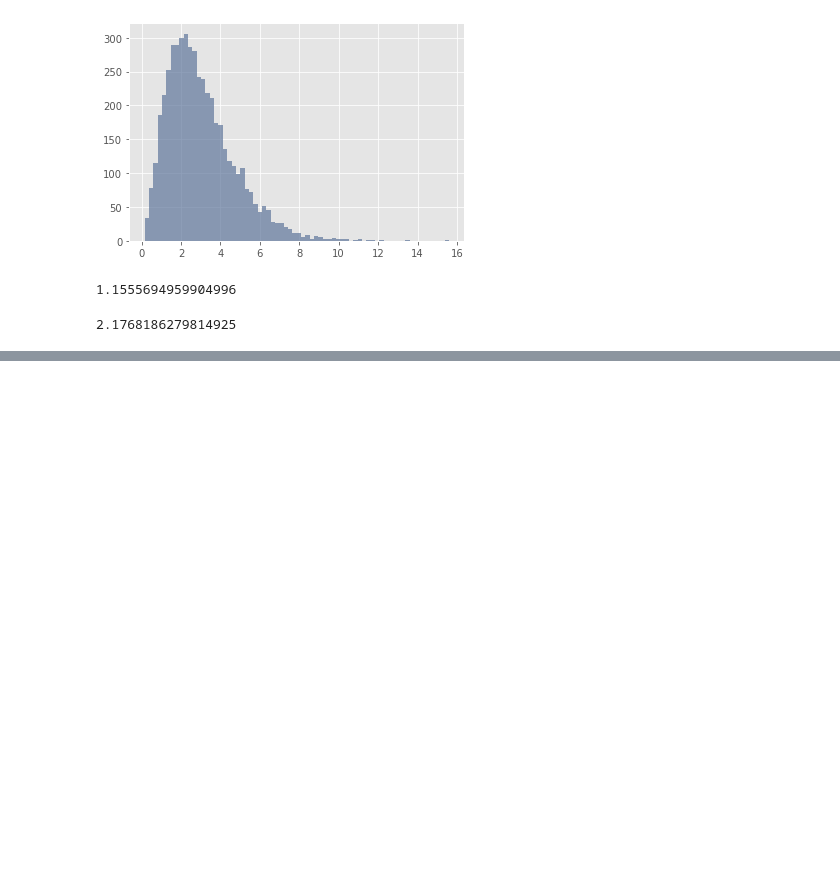
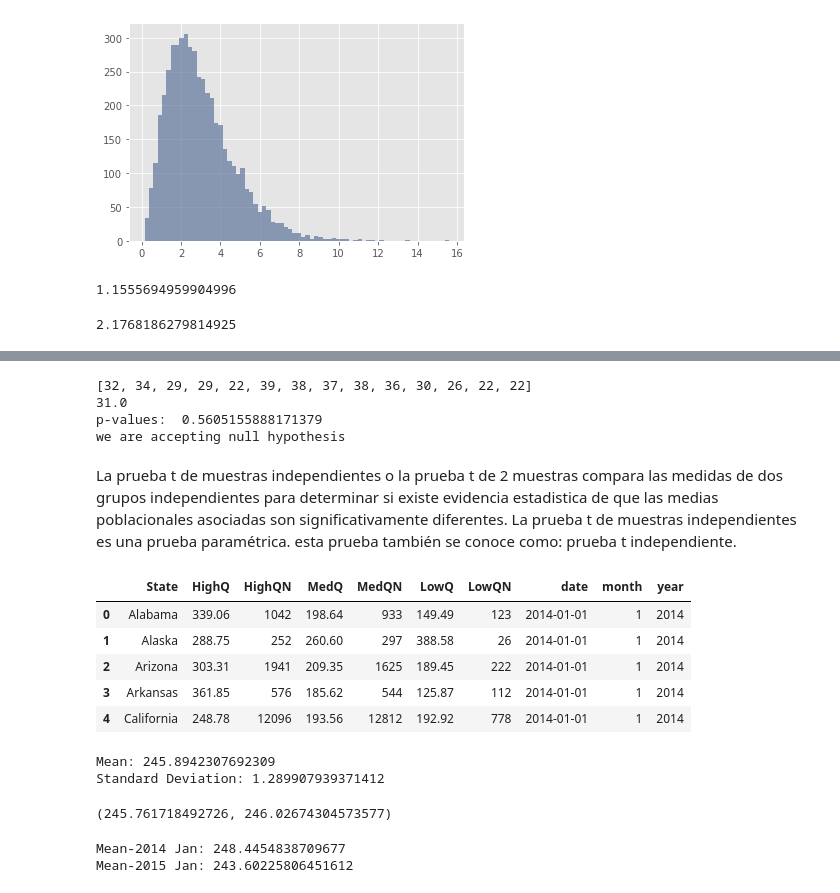
Before and after one commit to billywalker182/DataScience, a Jupyter notebook: DS 2021/WEEK1/Statistics Fundamentals/Fundamentos Estadisticos.ipynb, the cells around one changed output, grey strips where cells are left out. Cells and saved outputs as stored; diff of their text form; code cells hidden in the pictures; blank space fills up the shorter version.

Commit message:
estadistica inferencial

```diff
--- a/DS 2021/WEEK1/Statistics Fundamentals/Fundamentos Estadisticos.ipynb
+++ b/DS 2021/WEEK1/Statistics Fundamentals/Fundamentos Estadisticos.ipynb
@@ -280,0 +432,38 @@ stats.kurtosis(x)
+# %%
+from scipy.stats import ttest_1samp
+import numpy as np
+
+ages = [32,34,29,29,22,39,38,37,38,36,30,26,22,22]
+print(ages)
+
+ages_mean = np.mean(ages)
+print(ages_mean)
+
+tset, pval = ttest_1samp(ages, 30)
+print("p-values: ",pval)
+
+if pval < 0.05:    # alpha value is 0.05 or 5%
+    print(" we are rejecting null hypothesis")
+else:
+    print("we are accepting null hypothesis")
+# %% [output]
+[32, 34, 29, 29, 22, 39, 38, 37, 38, 36, 30, 26, 22, 22]
+31.0
+p-values:  0.5605155888171379
+we are accepting null hypothesis
+# %% [markdown]
+La prueba t  de muestras independientes o la prueba t de 2 muestras compara las medidas de dos grupos independientes para determinar si existe evidencia estadistica de que las medias poblacionales asociadas son significativamente diferentes. La prueba t de muestras independientes es una prueba paramétrica. esta prueba también se conoce como: prueba t independiente.
+# %%
+weed_pd = pd.read_csv("Weed_Price.csv", parse_dates=[-1])
+# %%
+weed_pd["month"] = weed_pd.date.apply(lambda x: x.month)
+weed_pd["year"] = weed_pd.date.apply(lambda x: x.year)
+# %%
+weed_pd.head()
+# %% [output]
+|  | State | HighQ | HighQN | MedQ | MedQN | LowQ | LowQN | date | month | year |
+| 0 | Alabama | 339.06 | 1042 | 198.64 | 933 | 149.49 | 123 | 2014-01-01 | 1 | 2014 |
+| 1 | Alaska | 288.75 | 252 | 260.60 | 297 | 388.58 | 26 | 2014-01-01 | 1 | 2014 |
+| 2 | Arizona | 303.31 | 1941 | 209.35 | 1625 | 189.45 | 222 | 2014-01-01 | 1 | 2014 |
+| 3 | Arkansas | 361.85 | 576 | 185.62 | 544 | 125.87 | 112 | 2014-01-01 | 1 | 2014 |
+| 4 | California | 248.78 | 12096 | 193.56 | 12812 | 192.92 | 778 | 2014-01-01 | 1 | 2014 |
@@ -280,0 +473,12 @@ stats.kurtosis(x)
+# %%
+#Mean and standard deviation of high quality weed's price
+print ("Mean:", weed_ca_2014.HighQ.mean())
+print ("Standard Deviation:", weed_ca_2014.HighQ.std())
+# %% [output]
+Mean: 245.8942307692309
+Standard Deviation: 1.289907939371412
+# %%
+#Confidence interval on the mean
+stats.norm.interval(0.95, loc=weed_ca_2014.HighQ.mean(), scale = weed_ca_2014.HighQ.std()/np.sqrt(len(weed_ca_2014)))
+# %% [output]
+(245.761718492726, 246.02674304573577)
@@ -280,0 +491,6 @@ stats.kurtosis(x)
+# %%
+print ("Mean-2014 Jan:", weed_ca_jan2014.mean())
+print ("Mean-2015 Jan:", weed_ca_jan2015.mean())
+# %% [output]
+Mean-2014 Jan: 248.4454838709677
+Mean-2015 Jan: 243.60225806451612
```
Also changed, not shown: parts of 27 cells of this notebook, 5 other files.
